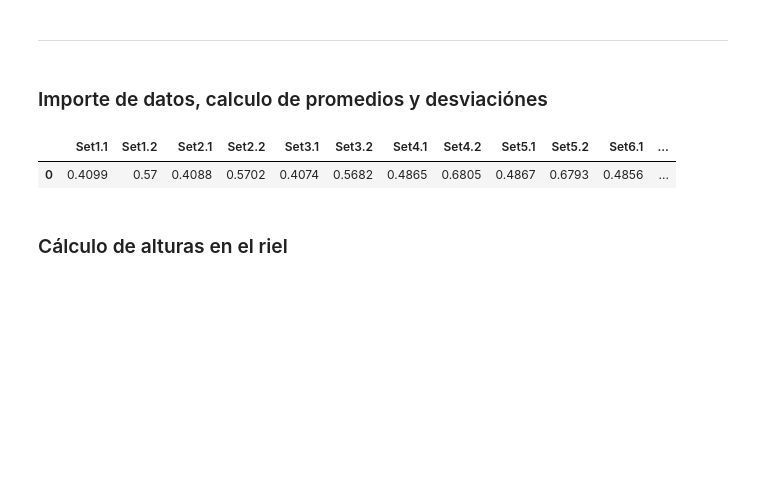
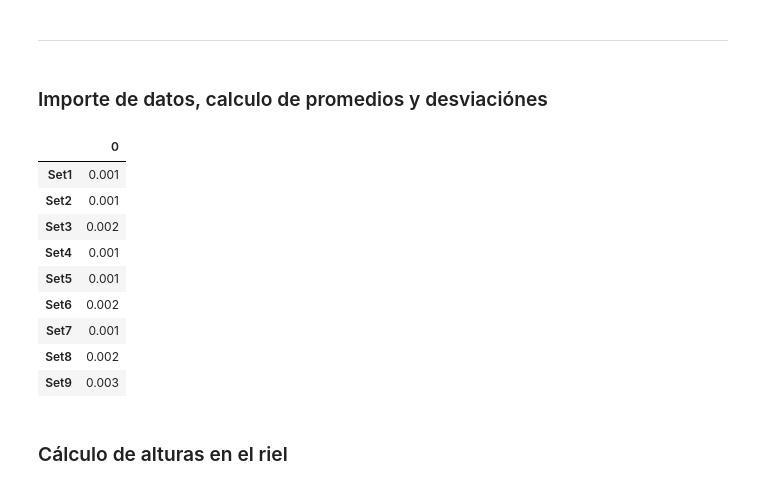
Before and after one commit to Vendetta0462/LaboratoriosFisica, a Jupyter notebook: Practica 2 - E Mecanica/code/E_Mec.ipynb, the cells around one changed output. Cells and saved outputs as stored; diff of their text form; code cells hidden in the pictures; blank space fills up the shorter version.

```diff
--- a/Practica 2 - E Mecanica/code/E_Mec.ipynb
+++ b/Practica 2 - E Mecanica/code/E_Mec.ipynb
@@ -86,21 +86,29 @@ print(a_1, a_2, a_3)
 # %%
 #Importamos los datos
 names=[]
 for i in range(1, 10):
     names.append("Set"+str(i)+".1")
     names.append("Set"+str(i)+".2")
 data = pd.read_csv("../data/Dato exportado_090327.csv", skiprows=2,
                    usecols=[3, 5, 12, 14, 21, 23, 30, 32, 39, 41, 48, 50, 57, 59, 66, 68, 75, 77], names=names,
                    sep=";", decimal=",").dropna(how="all")
 for i in range(1,10):
     data["Set" +str(i)+ ".2"] = data["Set" +str(i)+ ".2"].shift(periods=-1)
 data = data.dropna().set_index(pd.Index(range(0,10)))
 data_prom = pd.DataFrame(np.round(data.mean(), 4)).T
 data_std = pd.DataFrame(np.round(data.std(ddof=1), 4)).T
-data_prom
+Delta_E.T
 # %% [output]
-|  | Set1.1 | Set1.2 | Set2.1 | Set2.2 | Set3.1 | Set3.2 | Set4.1 | Set4.2 | Set5.1 | Set5.2 | Set6.1 | ... |
-| 0 | 0.4099 | 0.57 | 0.4088 | 0.5702 | 0.4074 | 0.5682 | 0.4865 | 0.6805 | 0.4867 | 0.6793 | 0.4856 | ... |
+|  | 0 |
+| Set1 | 0.001 |
+| Set2 | 0.001 |
+| Set3 | 0.002 |
+| Set4 | 0.001 |
+| Set5 | 0.001 |
+| Set6 | 0.002 |
+| Set7 | 0.001 |
+| Set8 | 0.002 |
+| Set9 | 0.003 |
 # %% [markdown]
 ### Cálculo de alturas en el riel ###
 # %%
```
Also changed, not shown: parts of 1 cell of this notebook.
